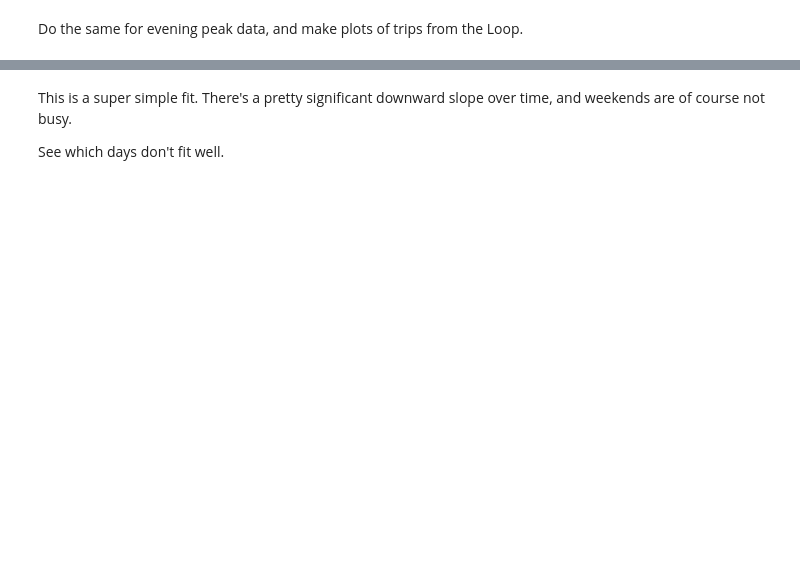
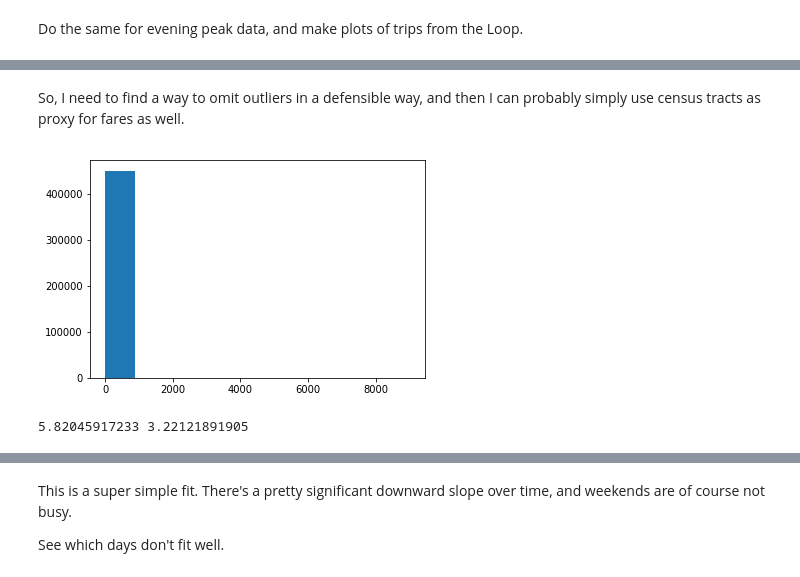
Before and after one commit to Inoueian/chicago-taxi, a Jupyter notebook: chicago-taxi_loop.ipynb, the cells around one changed output, grey strips where cells are left out. Saved outputs shown, nothing was run; the diff lists cells and outputs as text; code cells hidden in the pictures; blank space fills up the shorter version.

```diff
--- a/chicago-taxi_loop.ipynb
+++ b/chicago-taxi_loop.ipynb
@@ -309,0 +342,9 @@ plt.show()
+# %% [markdown]
+So, I need to find a way to omit outliers in a defensible way, and then I can probably simply use census tracts as proxy for fares as well.
+# %%
+loop_west_fares = np.array(df_am_to_loop[df_am_to_loop['Pickup Census Tract'] == 17031839100]['fare'])
+# %%
+plt.hist(loop_west_fares)
+plt.show()
+# %% [output]
+[figure, added]
@@ -309,0 +356,4 @@ plt.show()
+# %%
+print(test.mean(), test.std())
+# %% [output]
+5.82045917233 3.22121891905
```
Also changed, not shown: parts of 117 cells of this notebook, 2 other files.
